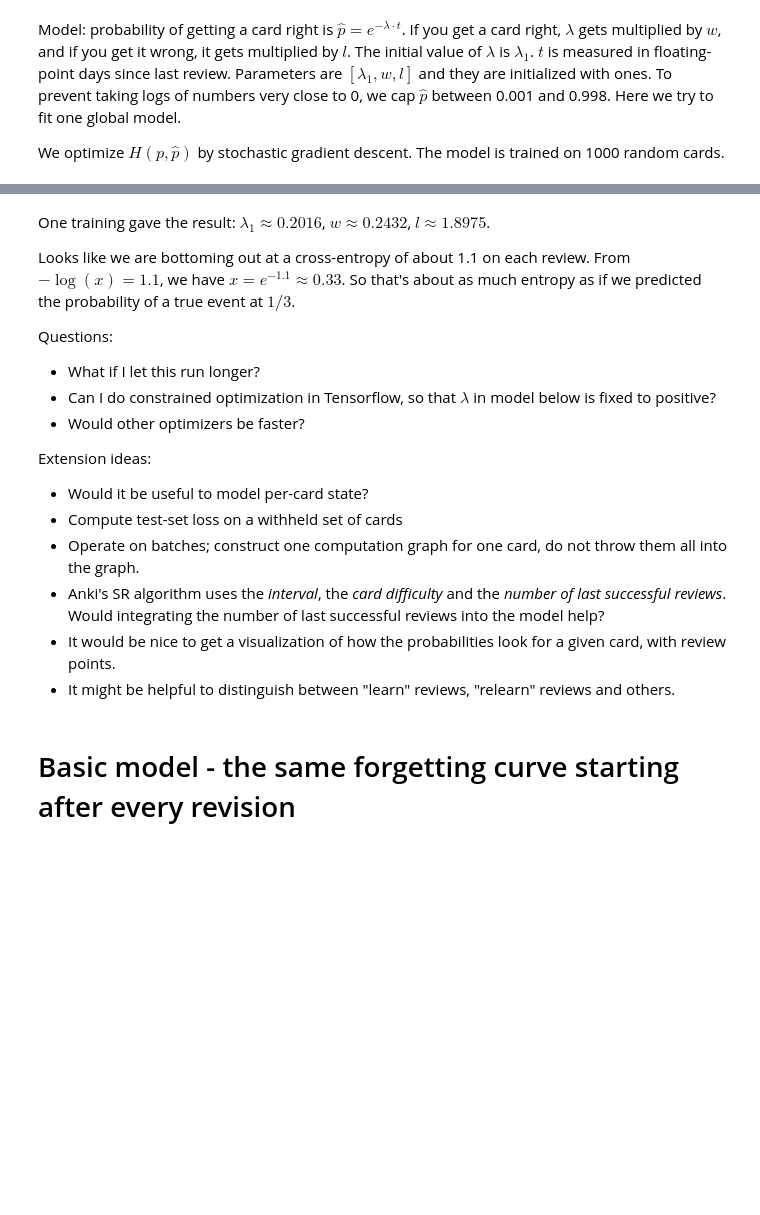
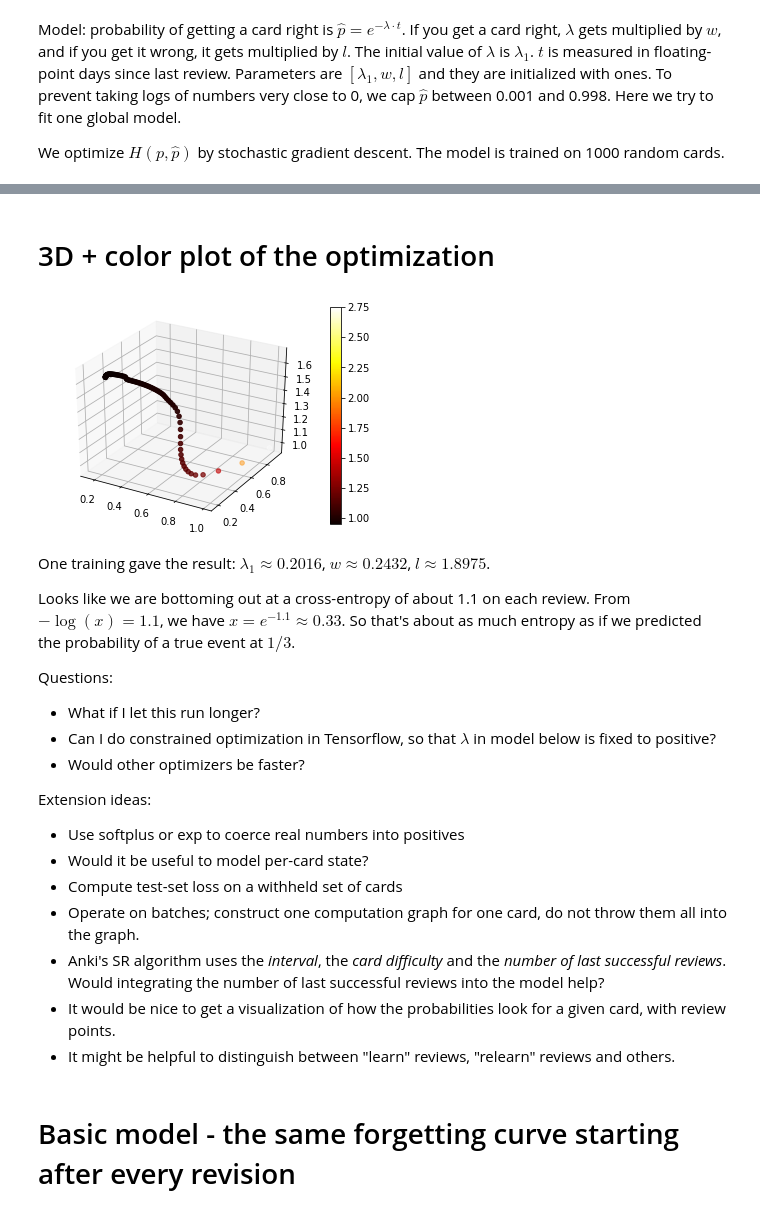
Before and after one commit to agentydragon/sched, a Jupyter notebook: Explore_Anki_data.ipynb, the cells around one changed output, grey strips where cells are left out. Cells and saved outputs as stored; diff of their text form; code cells hidden in the pictures; blank space fills up the shorter version.

```diff
--- a/Explore_Anki_data.ipynb
+++ b/Explore_Anki_data.ipynb
@@ -131,3 +162,21 @@ Final:
+# %% [markdown]
+3D + color plot of the optimization
+==
+# %%
+from mpl_toolkits.mplot3d import Axes3D
+fig = plt.figure()
+ax = fig.add_subplot(111, projection='3d')
+
+x = list(map(lambda p: p[0], values))
+y = list(map(lambda p: p[1], values))
+z = list(map(lambda p: p[2], values))
+c = list(map(lambda p: p[3], values))
+
+img = ax.scatter(x, y, z, c=c, cmap=plt.hot())
+fig.colorbar(img)
+plt.show()
+# %% [output]
+[figure, added]
 # %% [markdown]
 One training gave the result: $\lambda_1\approx 0.2016$, $w\approx 0.2432$, $l\approx 1.8975$.
 
@@ -141,6 +190,7 @@ Questions:
 
 Extension ideas:
 
+* Use softplus or exp to coerce real numbers into positives
 * Would it be useful to model per-card state?
 * Compute test-set loss on a withheld set of cards
 * Operate on batches; construct one computation graph for one card, do not throw them all into the graph.
```
Also changed, not shown: parts of 5 cells of this notebook.
